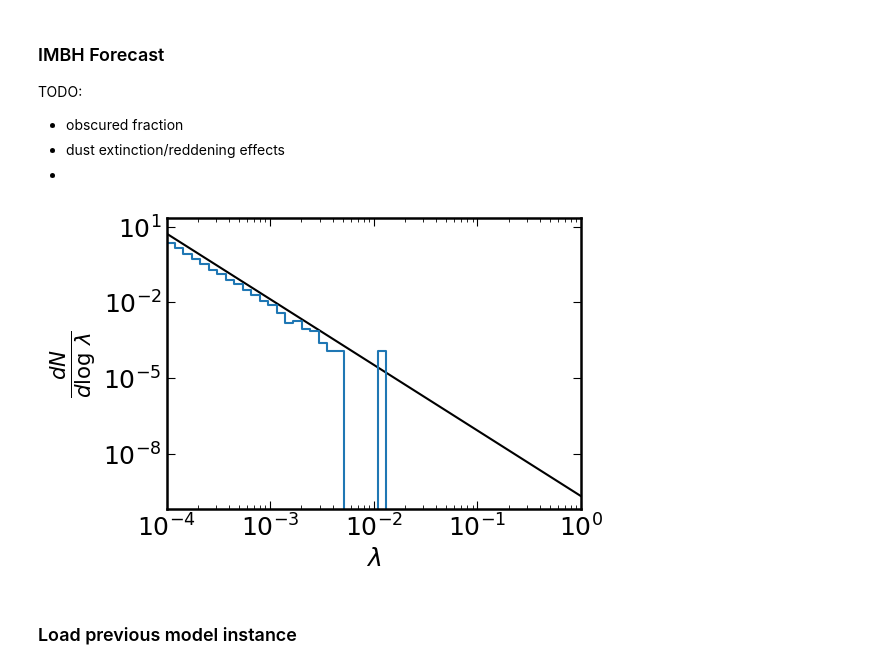
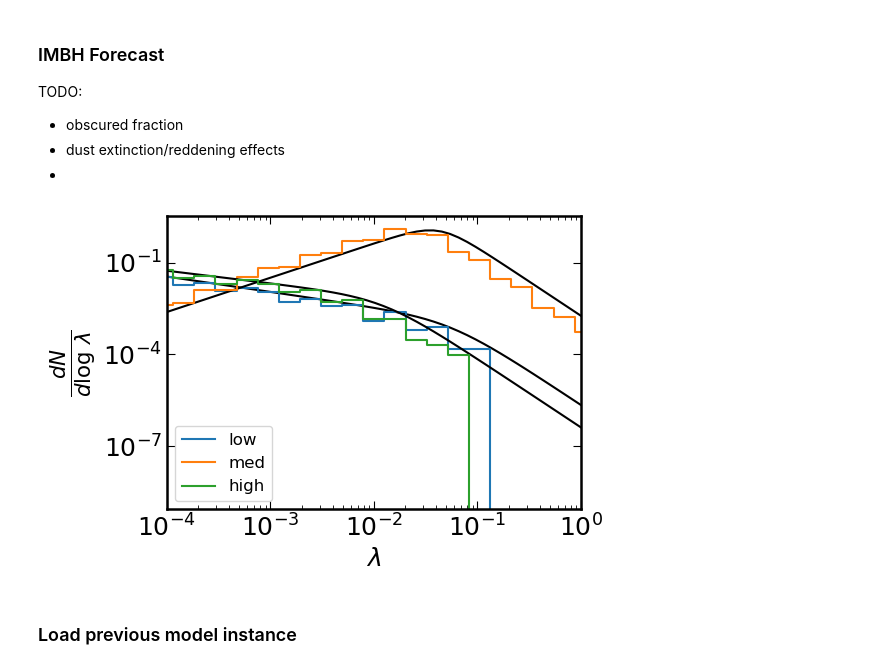
Before and after one commit to burke86/imbh_forecast, a Jupyter notebook: forecast.ipynb, the cells around one changed output. Saved outputs shown, nothing was run; the diff lists cells and outputs as text; code cells hidden in the pictures.

```diff
--- a/forecast.ipynb
+++ b/forecast.ipynb
@@ -61,32 +61,36 @@ set_mpl_style()
 # %%
 fig, ax = plt.subplots(1, 1, figsize=(6, 4))
 
-l = np.logspace(-4, 0, 100)
-dlogl = np.diff(np.log10(l))[0]
-p = ERDF(l)*dlogl
-p = p/np.sum(p)
-s = np.random.choice(l, 100000, p=p)
+for mass_bin in ['low','med','high']:
 
-ax.loglog(l, p/dlogl, c='k')
+    l = np.logspace(-7, 1, 100)
+    dlogl = np.diff(np.log10(l))[0]
+    p = ERDF(l, mass_bin=mass_bin)*dlogl
+    p = p/np.sum(p)
+    s = np.random.choice(l, 100000, p=p)
 
-bins = np.logspace(-4, 0, 50)
-h, bin_edges = np.histogram(s, bins=bins)
-ax.step(bin_edges[:-1], h/np.diff(np.log10(bins))[0]/len(s))
+    ax.loglog(l, p/dlogl, c='k')
+
+    bins = np.logspace(-7, 3, 50)
+    h, bin_edges = np.histogram(s, bins=bins)
+    ax.step(bin_edges[:-1], h/np.diff(np.log10(bins))[0]/len(s), label=mass_bin)
 
 ax.set_xlabel(r'$\lambda$', fontsize=18)
 ax.set_ylabel(r'$\frac{dN}{d\log\ \lambda}$', fontsize=22)
+
+ax.legend(fontsize=12)
 
 ax.tick_params('both', labelsize=18)
 ax.tick_params(axis='both', which='both', direction='in')
 ax.tick_params(axis='both', which='major', length=6)
 ax.tick_params(axis='both', which='minor', length=3)
 ax.xaxis.set_ticks_position('both')
 ax.yaxis.set_ticks_position('both')
 
 ax.set_xlim(1e-4, 1e0)
 
 fig.tight_layout()
 # %% [output]
-[figure, old version]
+[figure, new version]
 # %% [markdown]
 ### Load previous model instance
```
Also changed, not shown: parts of 34 cells of this notebook, 1 other file.
